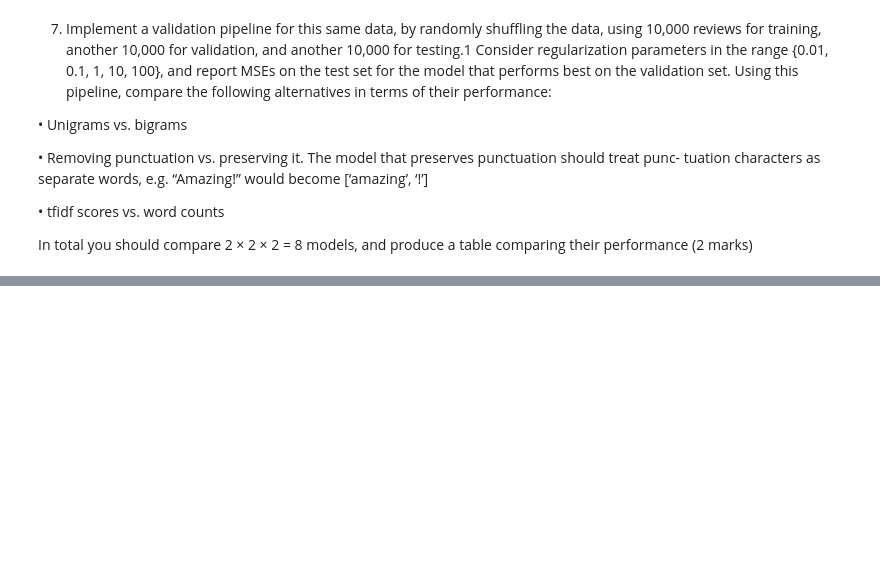
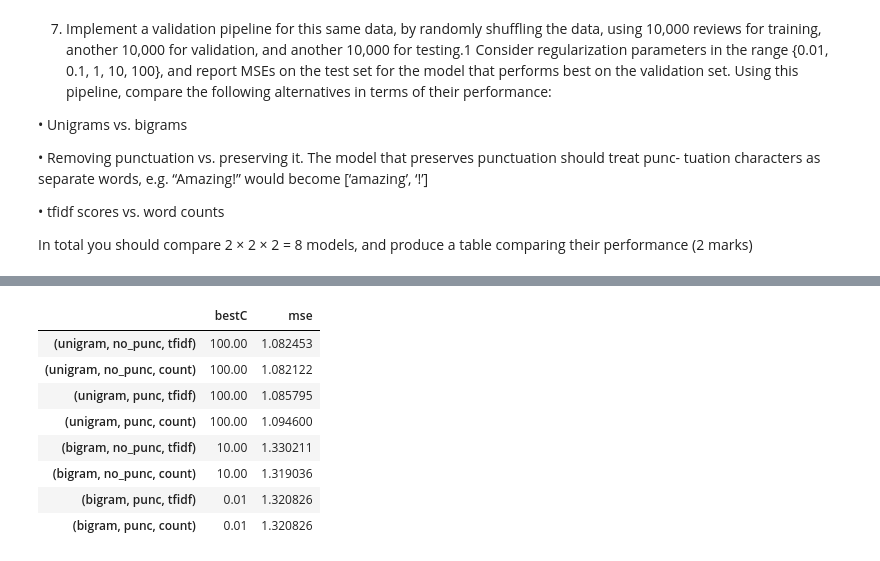
Before and after one commit to michelleliu1027/cse158, a Jupyter notebook: CSE 158/HW4/cse158hw4.ipynb, the cells around one changed output, grey strips where cells are left out. Cells and saved outputs as stored; diff of their text form; code cells hidden in the pictures; blank space fills up the shorter version.

```diff
--- a/CSE 158/HW4/cse158hw4.ipynb
+++ b/CSE 158/HW4/cse158hw4.ipynb
@@ -836,20 +810,0 @@ for C in [0.01, 0.1, 1, 10, 100]:
-# %%
-#bigram & removing punc & tfidf scores
-X_train = training['review_text'].apply(lambda x: featureq8(x,bi_nopunc_tfidf,True))
-X_val = validation['review_text'].apply(lambda x: featureq8(x,bi_nopunc_tfidf,True))
-# X_train = [featureq8(d,uni_nopunc_top_tfidf(),True) for d in training['review_text']]
-# X_val =  [featureq8(d,uni_nopunc_top_tfidf(),True) for d in validation['review_text']]
-for C in [0.01, 0.1, 1, 10, 100]:
-    clf = Ridge(C, fit_intercept=False)
-    clf.fit(X_train, y_train)
-    theta = clf.coef_
-    predictions = clf.predict(X_val)
-    print(mean_squared_error(y_val, predictions))
-# %%
-X = [feature(d) for d in data[:10000]]
-y = [d['rating'] for d in data[:10000]]
-
-clf = Ridge(1.0, fit_intercept=False) # MSE + 1.0 l2
-clf.fit(X, y)
-theta = clf.coef_
-predictions = clf.predict(X)
@@ -855,0 +1013,18 @@ predictions = clf.predict(X)
+# %%
+best_c = pd.Series(best_cs).rename('bestC')
+best_c.index = performance_comparison.index
+# %%
+mse = pd.Series(mse_test).rename('mse')
+mse.index = performance_comparison.index
+# %%
+pd.concat([performance_comparison,best_c, mse], axis = 1)
+# %% [output]
+|  | bestC | mse |
+| (unigram, no_punc, tfidf) | 100.00 | 1.082453 |
+| (unigram, no_punc, count) | 100.00 | 1.082122 |
+| (unigram, punc, tfidf) | 100.00 | 1.085795 |
+| (unigram, punc, count) | 100.00 | 1.094600 |
+| (bigram, no_punc, tfidf) | 10.00 | 1.330211 |
+| (bigram, no_punc, count) | 10.00 | 1.319036 |
+| (bigram, punc, tfidf) | 0.01 | 1.320826 |
+| (bigram, punc, count) | 0.01 | 1.320826 |
```
Also changed, not shown: parts of 26 cells of this notebook, 2 other files.
